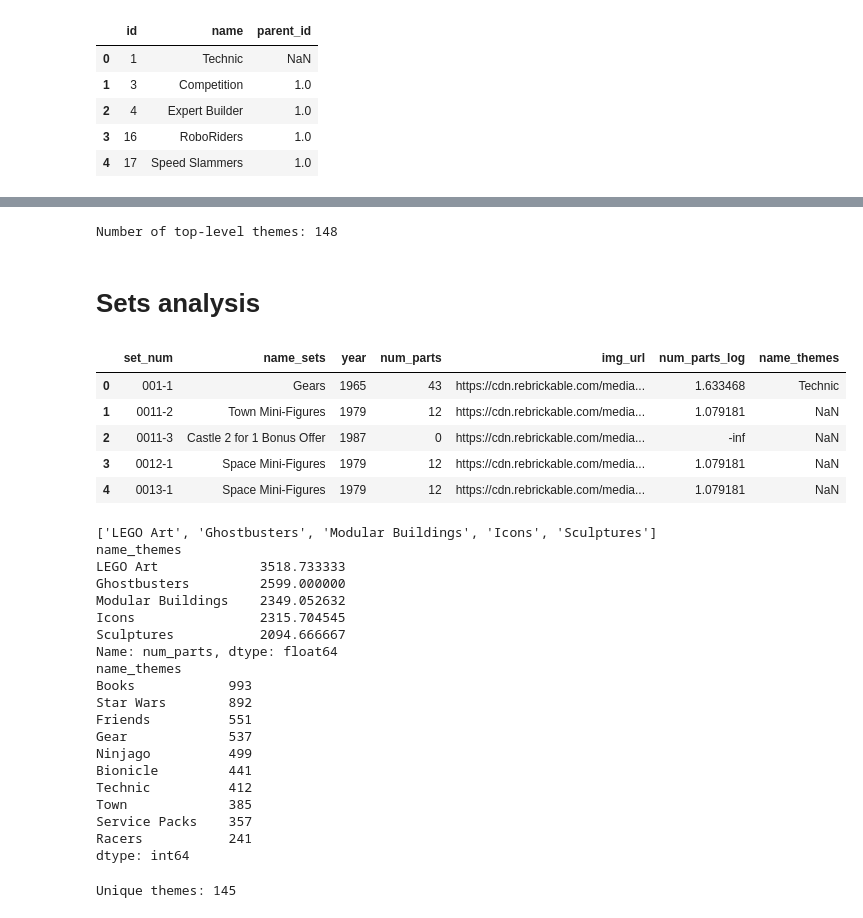
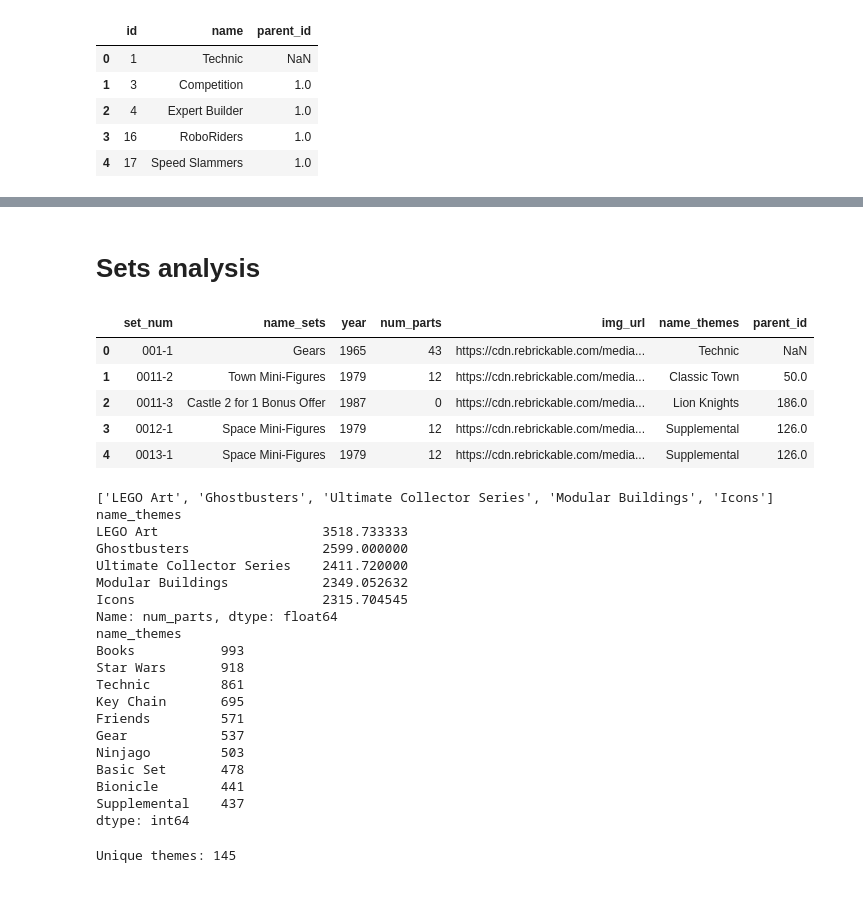
Before and after one commit to mmysior/lego-history, a Jupyter notebook: main-notebook.ipynb, the cells around one changed output, grey strips where cells are left out. Cells and saved outputs as stored; diff of their text form; code cells hidden in the pictures.

Commit message:
Delete themes_top

```diff
--- a/main-notebook.ipynb
+++ b/main-notebook.ipynb
@@ -54,47 +50,20 @@ In this section, I assigned a top-level theme to a given theme-id. Now, if a giv
-# %%
-init_themes_top = themes[pd.isna(themes['parent_id'])]
-temp = themes.dropna(subset=['parent_id'])
-# print(f"Number of themes with parents: {len(temp)}")
-temp = temp.merge(themes, left_on='parent_id',
-                          right_on='id', how='left',
-                          suffixes=['', '_par'])
-temp['id'] = temp['id_par']
-temp['name'] = temp['name_par']
-second_themes_top = temp[pd.isna(temp['parent_id_par'])]
-temp2 = temp.dropna(subset=['parent_id_par'])
-# print(f"Number of themes with parents: {len(temp2)}")
-temp2 = temp2.merge(themes, left_on='parent_id_par',
-                          right_on='id', how='left',
-                          suffixes=['', '_par2'])
-temp2['id'] = temp2['id_par']
-temp2['name'] = temp2['name_par']
-third_themes_top = temp2[pd.isna(temp2['parent_id_par2'])]
-temp3 = temp2.dropna(subset=['parent_id_par2'])
-themes_top = pd.concat([init_themes_top,
-                        second_themes_top,
-                        third_themes_top]) \
-               .drop_duplicates(subset='id') \
-               .loc[:, ['id', 'name']]
-print(f"Number of top-level themes: {themes_top['name'].nunique()}")
-# %% [output]
-Number of top-level themes: 148
 # %% [markdown]
 # Sets analysis
 # %%
-sets_themes = sets.merge(themes_top, how='left',
+sets_themes = sets.merge(themes, how='left',
                          left_on='theme_id',
                          right_on='id',
                          suffixes=['_sets', '_themes'])
 sets_themes = sets_themes.drop(columns=['id', 'theme_id'])
 sets_themes['name_themes'] = sets_themes['name_themes'].str.replace('UCS', 'Ultimate Collector Series')
 sets_themes.head()
 # %% [output]
-|  | set_num | name_sets | year | num_parts | img_url | num_parts_log | name_themes |
-| 0 | 001-1 | Gears | 1965 | 43 | https://cdn.rebrickable.com/media... | 1.633468 | Technic |
-| 1 | 0011-2 | Town Mini-Figures | 1979 | 12 | https://cdn.rebrickable.com/media... | 1.079181 | NaN |
-| 2 | 0011-3 | Castle 2 for 1 Bonus Offer | 1987 | 0 | https://cdn.rebrickable.com/media... | -inf | NaN |
-| 3 | 0012-1 | Space Mini-Figures | 1979 | 12 | https://cdn.rebrickable.com/media... | 1.079181 | NaN |
-| 4 | 0013-1 | Space Mini-Figures | 1979 | 12 | https://cdn.rebrickable.com/media... | 1.079181 | NaN |
+|  | set_num | name_sets | year | num_parts | img_url | name_themes | parent_id |
+| 0 | 001-1 | Gears | 1965 | 43 | https://cdn.rebrickable.com/media... | Technic | NaN |
+| 1 | 0011-2 | Town Mini-Figures | 1979 | 12 | https://cdn.rebrickable.com/media... | Classic Town | 50.0 |
+| 2 | 0011-3 | Castle 2 for 1 Bonus Offer | 1987 | 0 | https://cdn.rebrickable.com/media... | Lion Knights | 186.0 |
+| 3 | 0012-1 | Space Mini-Figures | 1979 | 12 | https://cdn.rebrickable.com/media... | Supplemental | 126.0 |
+| 4 | 0013-1 | Space Mini-Figures | 1979 | 12 | https://cdn.rebrickable.com/media... | Supplemental | 126.0 |
 # %%
 # mean parts per theme
 mean_parts_per_theme = sets_themes.groupby('name_themes')['num_parts'].mean().sort_values(ascending=False)
@@ -106,25 +75,25 @@ print(mean_parts_per_theme.head(5))
 sets_in_theme = sets_themes.value_counts('name_themes')
 print(sets_in_theme.head(10))
 # %% [output]
-['LEGO Art', 'Ghostbusters', 'Modular Buildings', 'Icons', 'Sculptures']
+['LEGO Art', 'Ghostbusters', 'Ultimate Collector Series', 'Modular Buildings', 'Icons']
 name_themes
-LEGO Art             3518.733333
-Ghostbusters         2599.000000
-Modular Buildings    2349.052632
-Icons                2315.704545
-Sculptures           2094.666667
+LEGO Art                     3518.733333
+Ghostbusters                 2599.000000
+Ultimate Collector Series    2411.720000
+Modular Buildings            2349.052632
+Icons                        2315.704545
 Name: num_parts, dtype: float64
 name_themes
-Books            993
-Star Wars        892
-Friends          551
-Gear             537
-Ninjago          499
-Bionicle         441
-Technic          412
-Town             385
-Service Packs    357
-Racers           241
+Books           993
+Star Wars       918
+Technic         861
+Key Chain       695
+Friends         571
+Gear            537
+Ninjago         503
+Basic Set       478
+Bionicle        441
+Supplemental    437
 dtype: int64
 # %%
 # Theme correction to include only top-level themes
```
Also changed, not shown: parts of 1 cell of this notebook.
